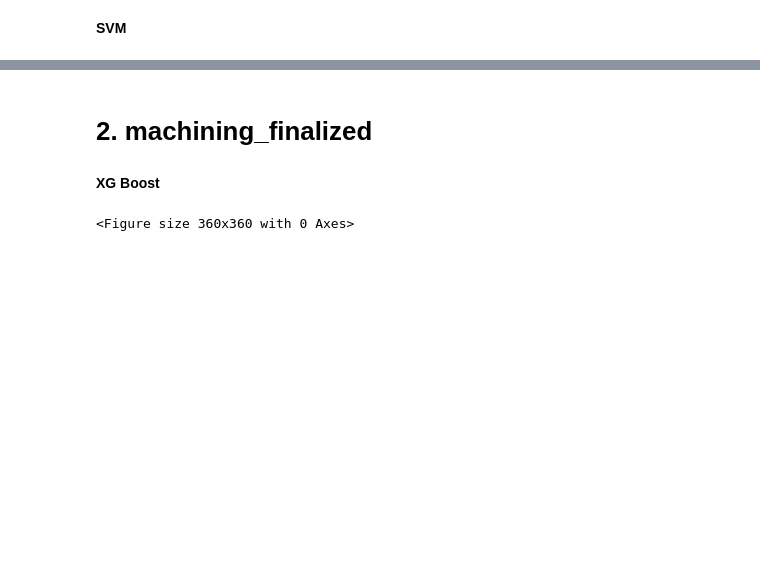
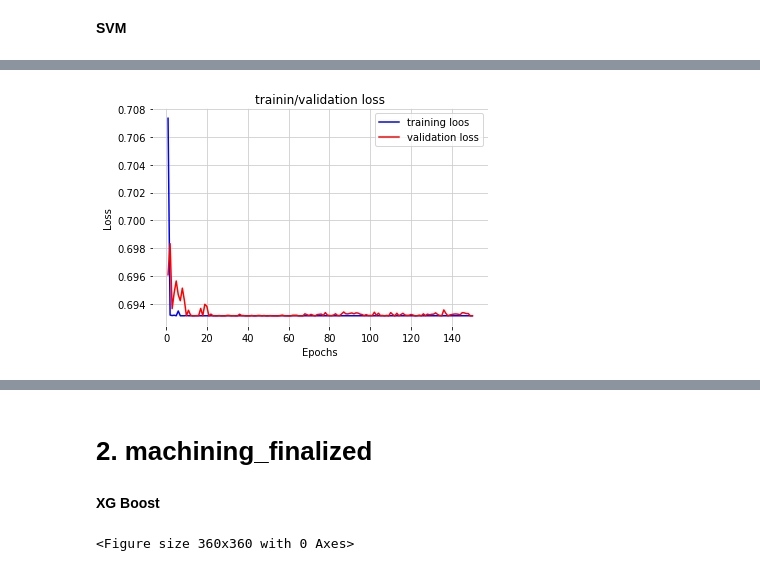
Before and after one commit to myschl/ML-DL, a Jupyter notebook: CNC_Milling_Clasificatiojn.ipynb, the cells around one changed output, grey strips where cells are left out. Saved outputs shown, nothing was run; the diff lists cells and outputs as text; code cells hidden in the pictures; blank space fills up the shorter version.

```diff
--- a/CNC_Milling_Clasificatiojn.ipynb
+++ b/CNC_Milling_Clasificatiojn.ipynb
@@ -452,0 +613,5 @@ AUC Score :  0.7664641794913087
+# %%
+# plotting the the training loss
+plot_Model_loss(model_history, 150)
+# %% [output]
+[figure, added]
```
Also changed, not shown: parts of 26 cells of this notebook.
